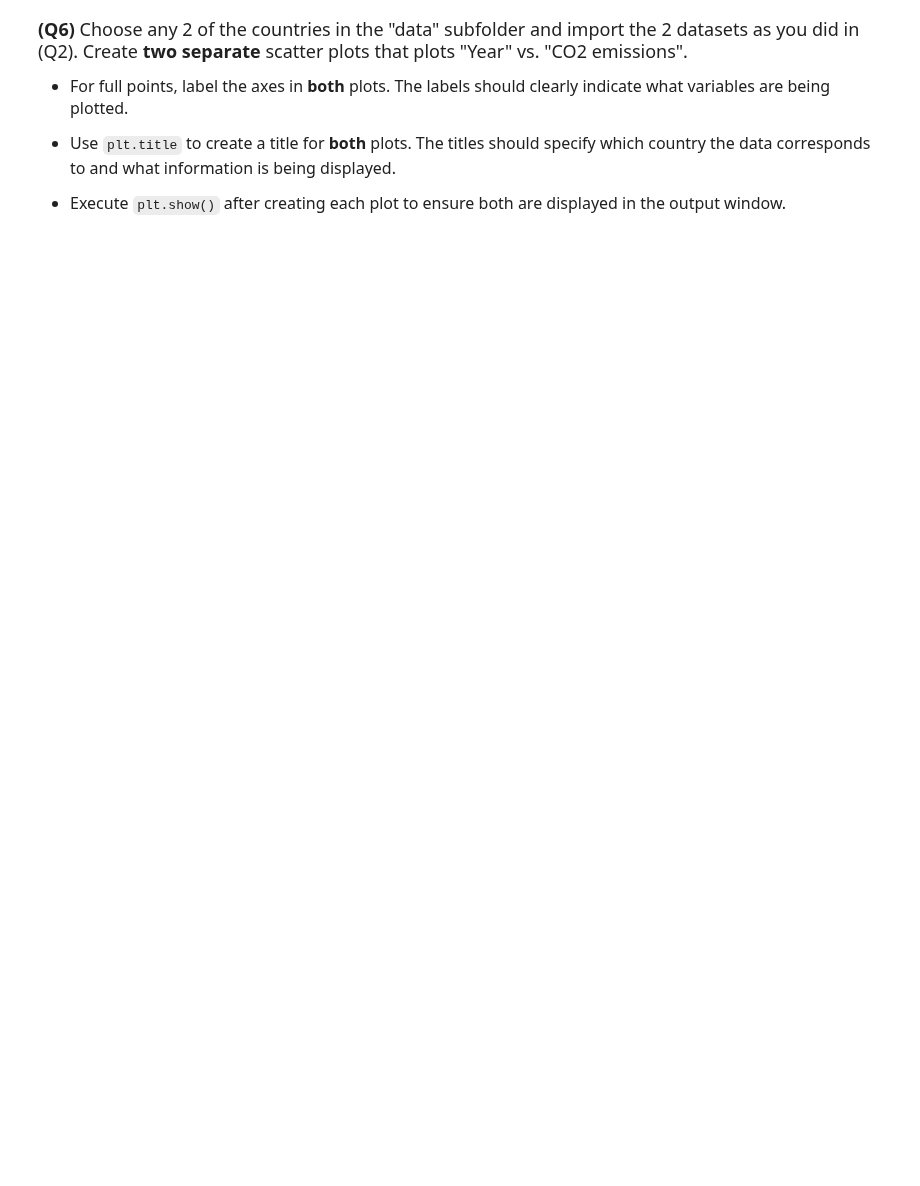
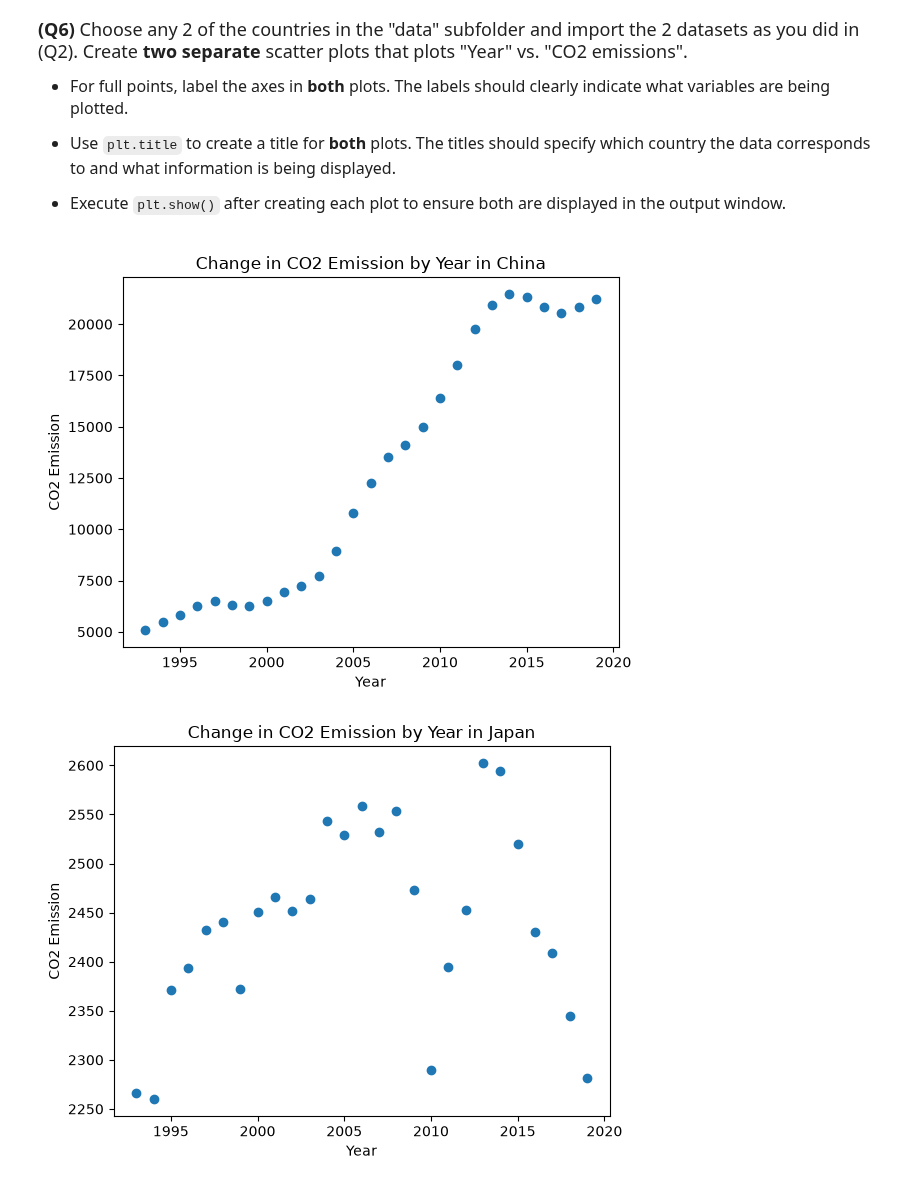
Before and after one commit to miyakoc/datasci151fall2026, a Jupyter notebook: _assignments/assignment_2/Assignment2.ipynb, the cells around one changed output. Drawn from its saved outputs; the diff is of its cells as text; code cells hidden in the pictures; blank space fills up the shorter version.

```diff
--- a/_assignments/assignment_2/Assignment2.ipynb
+++ b/_assignments/assignment_2/Assignment2.ipynb
@@ -118,0 +149,18 @@ us_emissions["CO2_emission"].describe()
+# %%
+# Write your answer
+china_emission=pd.read_csv('data/china_emission.csv')
+plt.scatter(x=china_emission['Year'],y=china_emission['CO2_emission'])
+plt.xlabel('Year')
+plt.ylabel('CO2 Emission')
+plt.title('Change in CO2 Emission by Year in China')
+plt.show()
+
+japan_emission=pd.read_csv('data/japan_emission.csv')
+plt.scatter(x=japan_emission['Year'],y=japan_emission['CO2_emission'])
+plt.xlabel('Year')
+plt.ylabel('CO2 Emission')
+plt.title('Change in CO2 Emission by Year in Japan')
+plt.show()
+# %% [output]
+[figure, added]
+[figure, added]
```
Also changed, not shown: parts of 8 cells of this notebook.
